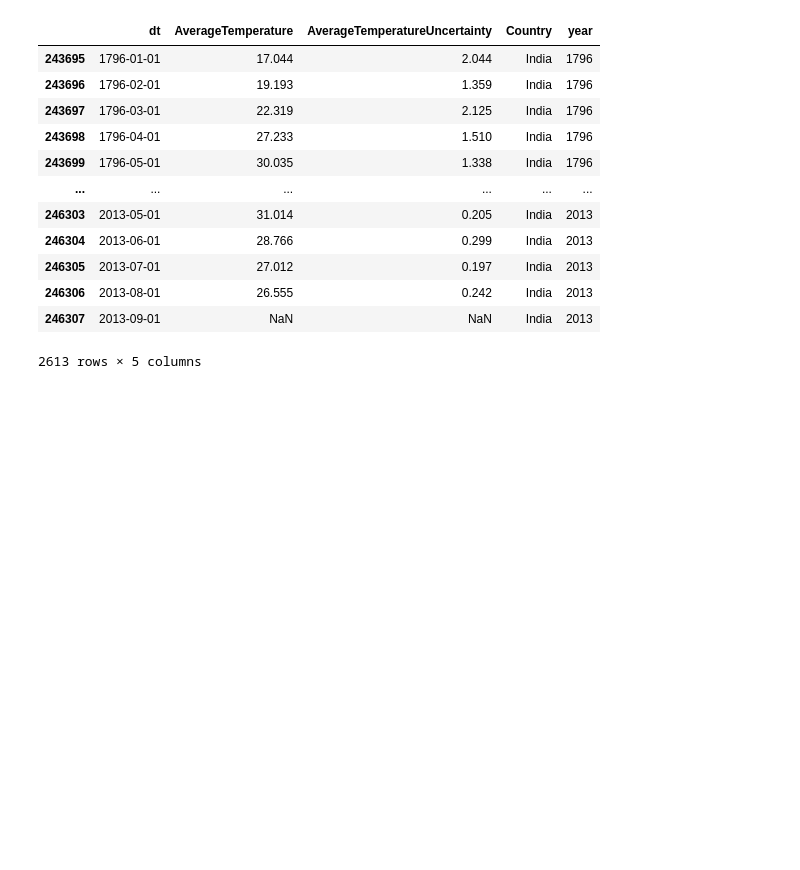
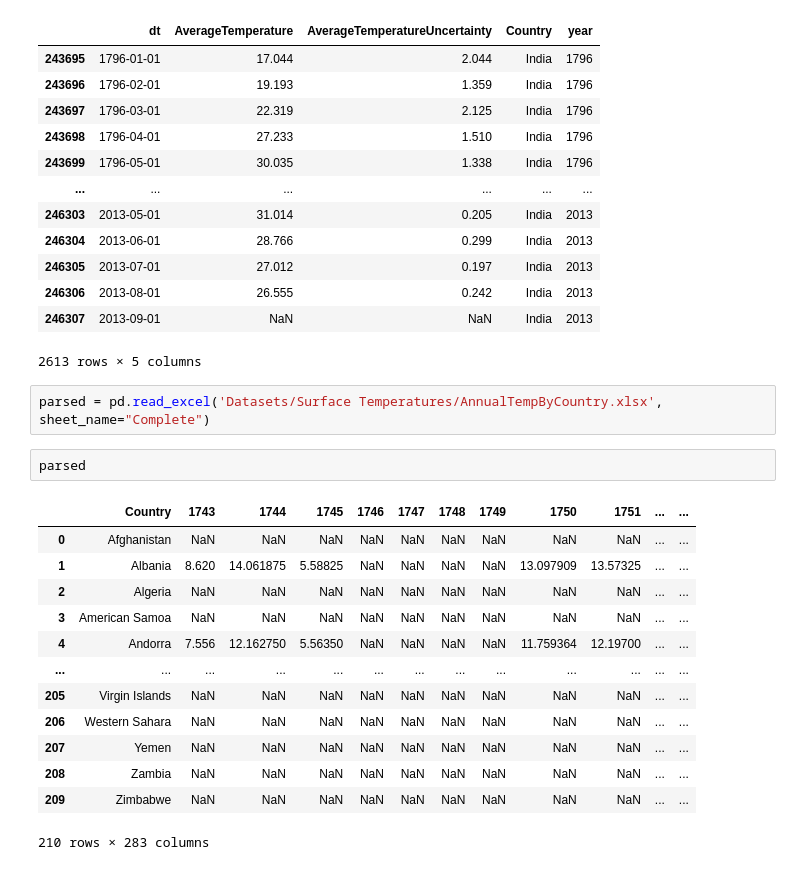
Before and after one commit to aadarshshaw/CS661-Project, a Jupyter notebook: surfaceTempVis.ipynb, the cells around one changed output. Saved outputs shown, nothing was run; the diff lists cells and outputs as text; blank space fills up the shorter version.

```diff
--- a/surfaceTempVis.ipynb
+++ b/surfaceTempVis.ipynb
@@ -125,3 +137,21 @@ global_temp_country[global_temp_country['Country'] == 'India']
 | 246306 | 2013-08-01 | 26.555 | 0.242 | India | 2013 |
 | 246307 | 2013-09-01 | NaN | NaN | India | 2013 |
 2613 rows × 5 columns
+# %%
+parsed = pd.read_excel('Datasets/Surface Temperatures/AnnualTempByCountry.xlsx', sheet_name="Complete")
+# %%
+parsed
+# %% [output]
+|  | Country | 1743 | 1744 | 1745 | 1746 | 1747 | 1748 | 1749 | 1750 | 1751 | ... | ... |
+| 0 | Afghanistan | NaN | NaN | NaN | NaN | NaN | NaN | NaN | NaN | NaN | ... | ... |
+| 1 | Albania | 8.620 | 14.061875 | 5.58825 | NaN | NaN | NaN | NaN | 13.097909 | 13.57325 | ... | ... |
+| 2 | Algeria | NaN | NaN | NaN | NaN | NaN | NaN | NaN | NaN | NaN | ... | ... |
+| 3 | American Samoa | NaN | NaN | NaN | NaN | NaN | NaN | NaN | NaN | NaN | ... | ... |
+| 4 | Andorra | 7.556 | 12.162750 | 5.56350 | NaN | NaN | NaN | NaN | 11.759364 | 12.19700 | ... | ... |
+| ... | ... | ... | ... | ... | ... | ... | ... | ... | ... | ... | ... | ... |
+| 205 | Virgin Islands | NaN | NaN | NaN | NaN | NaN | NaN | NaN | NaN | NaN | ... | ... |
+| 206 | Western Sahara | NaN | NaN | NaN | NaN | NaN | NaN | NaN | NaN | NaN | ... | ... |
+| 207 | Yemen | NaN | NaN | NaN | NaN | NaN | NaN | NaN | NaN | NaN | ... | ... |
+| 208 | Zambia | NaN | NaN | NaN | NaN | NaN | NaN | NaN | NaN | NaN | ... | ... |
+| 209 | Zimbabwe | NaN | NaN | NaN | NaN | NaN | NaN | NaN | NaN | NaN | ... | ... |
+210 rows × 283 columns
```
Also changed, not shown: parts of 11 cells of this notebook, 9 other files.
